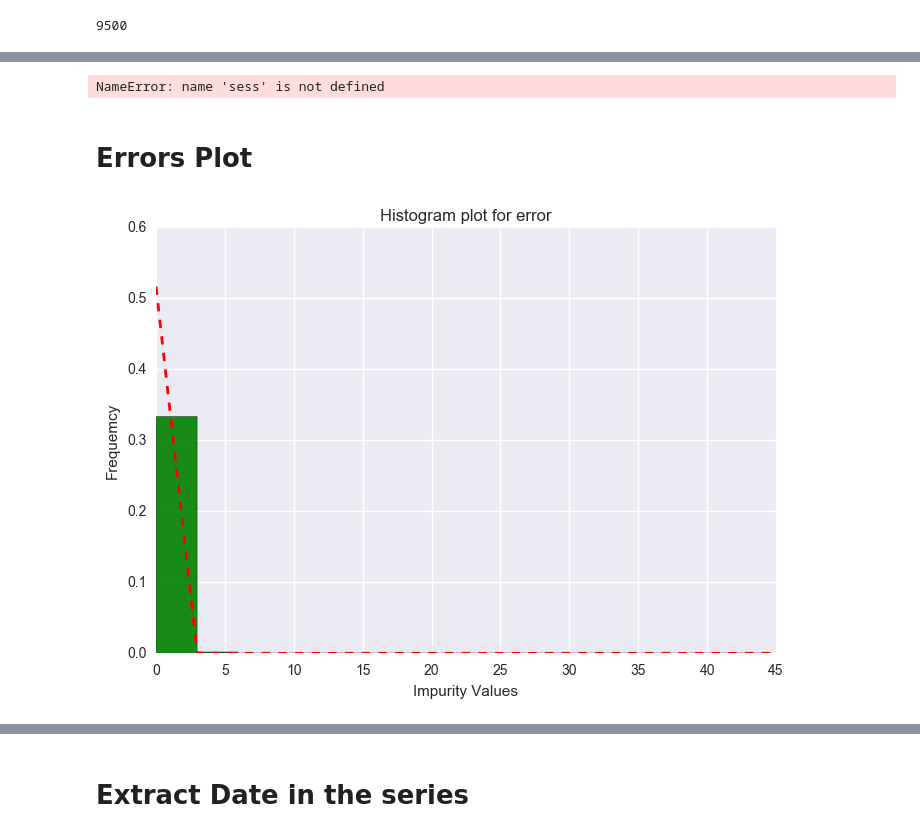
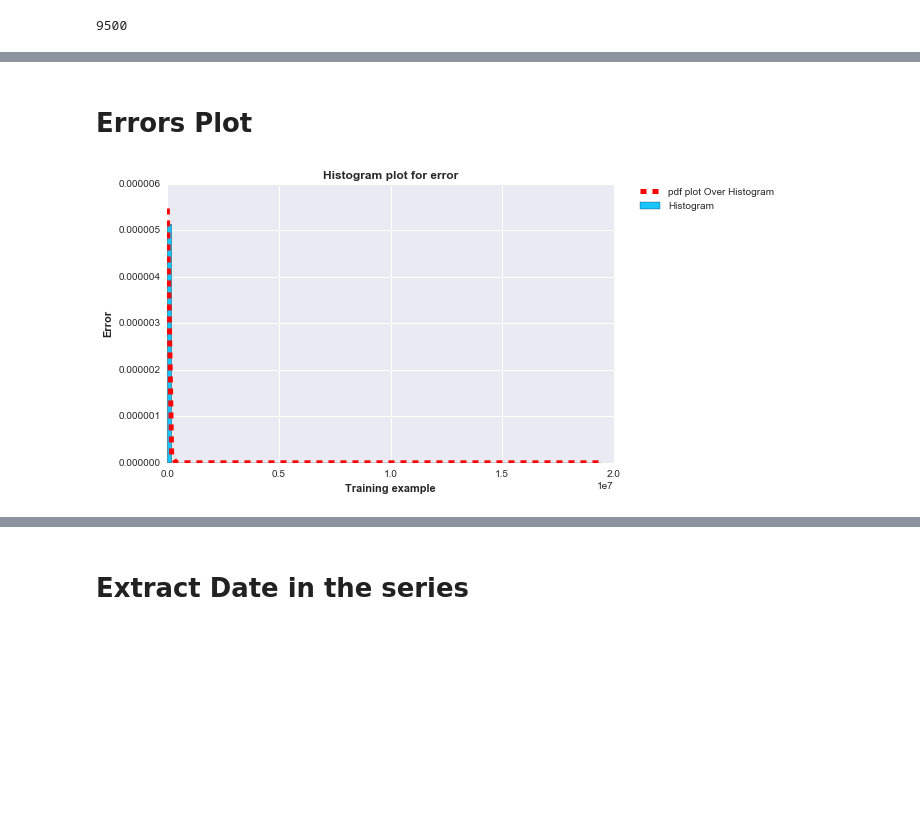
Before and after one commit to adderbyte/LSTM_time_series_dynamic_Behaviour_modelling, a Jupyter notebook: LSTM_RNN/2_prediction_using_only_PM10.ipynb, the cells around one changed output, grey strips where cells are left out. Drawn from its saved outputs; the diff is of its cells as text; code cells hidden in the pictures; blank space fills up the shorter version.

```diff
--- a/LSTM_RNN/2_prediction_using_only_PM10.ipynb
+++ b/LSTM_RNN/2_prediction_using_only_PM10.ipynb
@@ -225,7 +246,7 @@ with tf.name_scope("weight_Bias_learning_rate"):
 # %%
 with tf.name_scope("prediction"):
     #Compute the output
-    final_output = tf.matmul(lstm_output1, output_W1) + output_b1
+    final_output = tf.matmul(lstm_state_output1, output_W1) + output_b1
 # %%
 final_output.get_shape() # verify output shape
 # %% [output]
@@ -237,7 +258,7 @@ output_W1 # verify weight shape
 # %%
 with tf.name_scope("RMS_error"):
     ##Calculate the Sum-of-Squares Error
-    error = tf.pow(tf.sub(final_output, correct_output), 2)
+    error = tf.pow(tf.sub(final_output, correct_output), 2)+l2
 # %%
 #error = tf.reshape(error,(1,))
 # %%
@@ -270,7 +291,7 @@ merged_summary_op =   tf.merge_summary([mse,prediction,bias_vec,error_stats,weig
 ##Session
 sess = tf.Session()
 #Initialize all Variables
-#sess.run(tf.initialize_all_variables())
+sess.run(tf.initialize_all_variables())
 # %%
 len(Target_list)
 # %% [output]
@@ -317,16 +384,15 @@ Remainder
 # %%
-init = tf.initialize_all_variables()
 error_=[]
-with tf.Session() as sess:
-    sess.run(init)
 
 
-    writer = tf.train.SummaryWriter(logs_path, graph= tf.get_default_graph())
 
-    counter =0
-    assert counter==0
 
-    for i in range(n_iter):
+writer = tf.train.SummaryWriter(logs_path, graph= tf.get_default_graph())
+
+counter =0
+assert counter==0
+
+for i in range(n_iter):
         input_v, output_v = get_pair(Target_list)
         _, _, network_output,errors,summary = sess.run([lstm_update_op1,
                                      train_step,
@@ -358,10 +424,6 @@ with tf.Session() as sess:
         network_output1.append(network_output)
         #network_output2.append(network_output[0][1])
         #x_axis.append(i)
-# %%
-sess.run
-# %% [output]
-NameError: name 'sess' is not defined
 # %% [markdown]
 # Errors Plot
 # %%
@@ -371,20 +433,22 @@ errorplot = errorplot.reshape(80000,1)
 # %%
 import matplotlib.mlab as mlab
 
-#fig, ax = plt.subplots()
-n, bins, patches=plt.hist(errorplot,15,normed=1,facecolor='green',alpha=0.9)
+fig, ax = plt.subplots()
+n, bins, patches=plt.hist(errorplot,100,normed=1,facecolor='deepskyblue',alpha=0.9,label='Histogram')
 mu= np.mean(errorplot);sigma=np.std(errorplot);
 y = mlab.normpdf( bins,mu,sigma)
 #y = mlab.normpdf( bins, mu, sigma)
-plt.plot(bins, y, 'r--', linewidth=2)
+plt.plot(bins, y, 'r--', linewidth=5,label="pdf plot Over Histogram")
 #ax.set_yscale('log')
 #ax.set_xscale('log')
-plt.title("Histogram plot for error")
-plt.ylabel("Frequemcy")
-plt.xlabel("Impurity Values")
+plt.legend(bbox_to_anchor=(1.05, 1), loc=2, borderaxespad=0.)
+plt.title("Histogram plot for error",fontweight='bold')
+plt.ylabel("Error",fontweight='bold')
+plt.xlabel("Training example",fontweight='bold')
+
 plt.show()
 # %% [output]
-[figure, old version]
+[figure, new version]
 # %%
 import matplotlib.mlab as mlab
 
```
Also changed, not shown: parts of 38 cells of this notebook.
